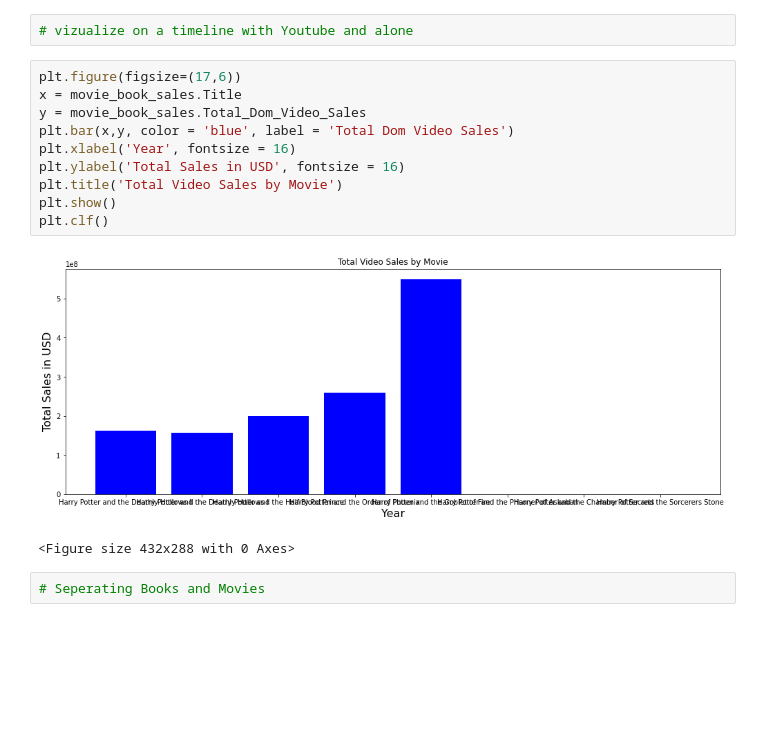
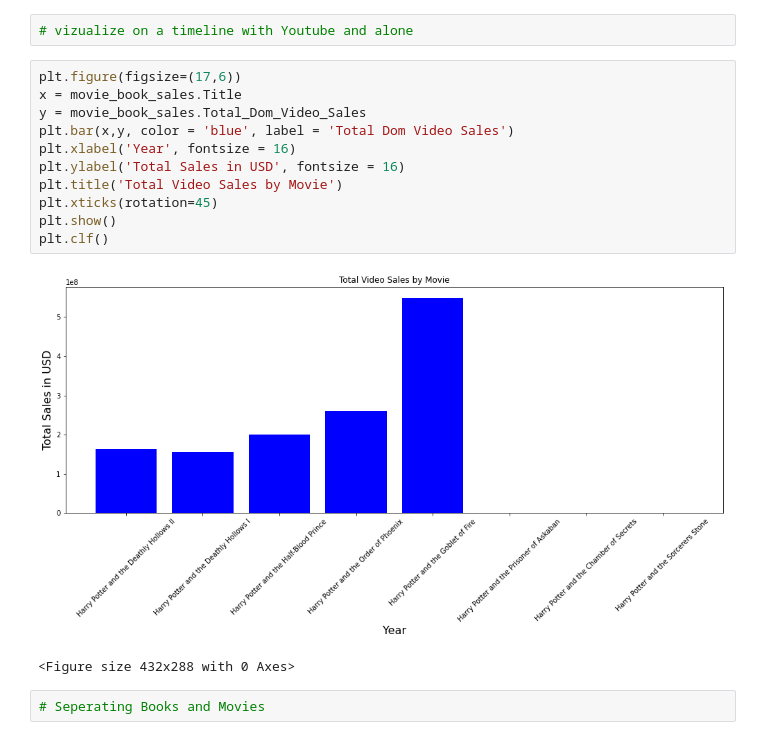
Before and after one commit to ta-data-bcn/Project-Week-3-Data-Thieves, a Jupyter notebook: your-project/Vicky's work/Harry Potter Data Webscraping.ipynb, the cells around one changed output. Saved outputs shown, nothing was run; the diff lists cells and outputs as text; blank space fills up the shorter version.

```diff
--- a/your-project/Vicky's work/Harry Potter Data Webscraping.ipynb
+++ b/your-project/Vicky's work/Harry Potter Data Webscraping.ipynb
@@ -250,15 +269,16 @@ plt.clf()
 # %%
 plt.figure(figsize=(17,6))
 x = movie_book_sales.Title
 y = movie_book_sales.Total_Dom_Video_Sales
 plt.bar(x,y, color = 'blue', label = 'Total Dom Video Sales')
 plt.xlabel('Year', fontsize = 16)
 plt.ylabel('Total Sales in USD', fontsize = 16)
 plt.title('Total Video Sales by Movie')
+plt.xticks(rotation=45)
 plt.show()
 plt.clf()
 # %% [output]
-[figure, old version]
+[figure, new version]
 <Figure size 432x288 with 0 Axes>
 # %%
 # Seperating Books and Movies
```
Also changed, not shown: parts of 7 cells of this notebook, 2 other files.
